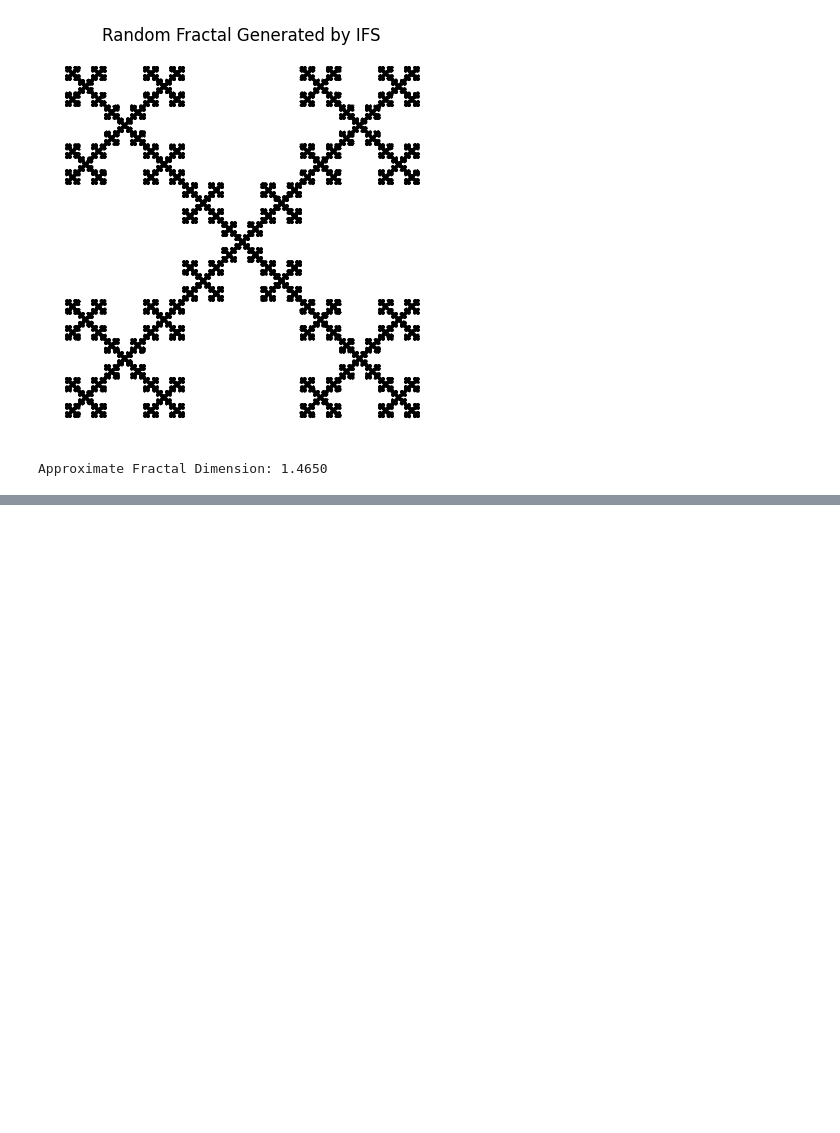
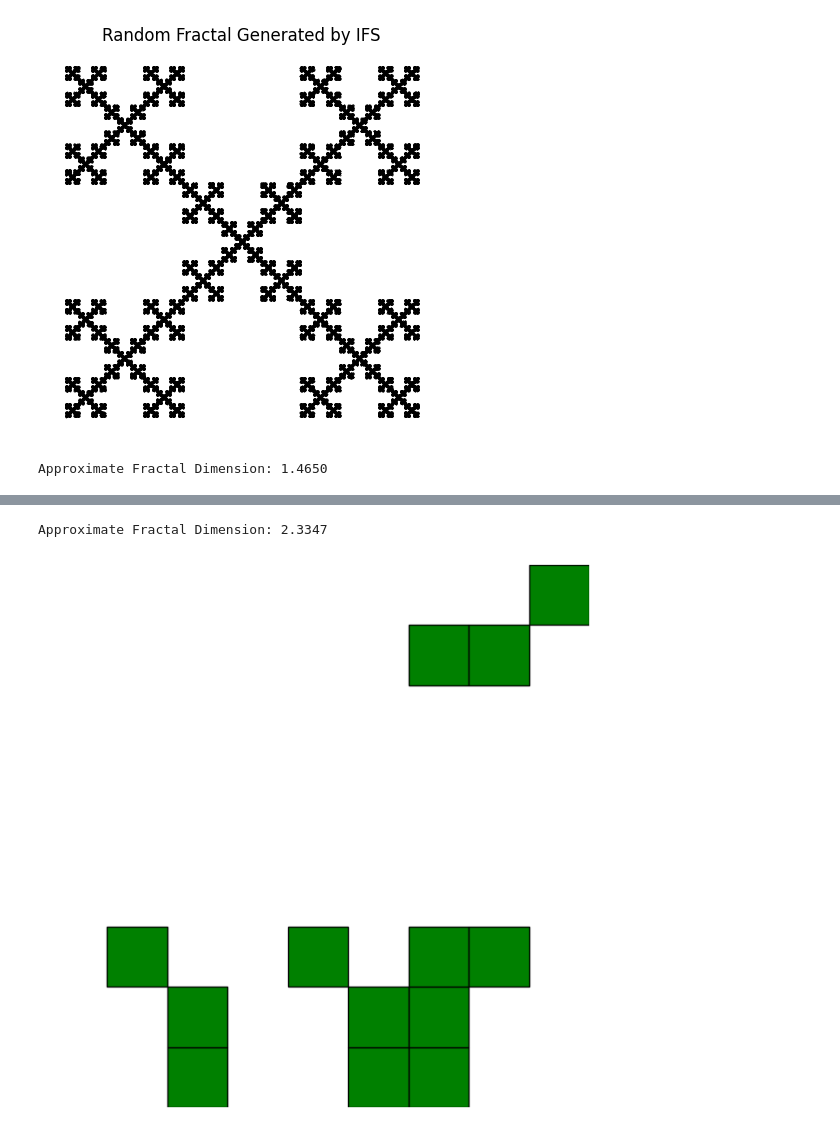
Before and after one commit to Habababa17/fraktale2, a Jupyter notebook: fraktale_2.ipynb, the cells around one changed output, grey strips where cells are left out. Saved outputs shown, nothing was run; the diff lists cells and outputs as text; code cells hidden in the pictures; blank space fills up the shorter version.

```diff
--- a/fraktale_2.ipynb
+++ b/fraktale_2.ipynb
@@ -171,0 +320,56 @@ Approximate Fractal Dimension: 1.4650
+# %%
+def sierpinski_carpet_mod_rand(x, y, side_length, n):
+    if n == 0:
+        return [(x, y, side_length)]
+
+    new_side_length = side_length / 3
+    carpets = []
+    keep_pattern = random.randint(0, 511)  # losowy wzorzec (0-511)
+
+    for dx in range(3):
+        for dy in range(3):
+            square_index = dy * 3 + dx
+            if not (keep_pattern & (1 << square_index)):
+                continue
+
+            new_x = x + dx * new_side_length
+            new_y = y + dy * new_side_length
+            carpets.extend(sierpinski_carpet_mod_rand(new_x, new_y, new_side_length, n-1))
+
+    return carpets
+
+def sierpinski_carpet_mod_to_ifd(carpets):
+    """
+    Konwertuje listę wygenerowanych kwadratów na transformacje IFS.
+    """
+    transformations = []
+
+    for x, y, _ in carpets:
+        scale = 1 / 3
+        tx = x
+        ty = y
+        transformations.append([scale, 0, 0, scale, tx, ty])
+
+    return transformations
+
+def show_results(carpets, n):
+    transformations = sierpinski_carpet_mod_to_ifd(carpets)
+
+    scaling_factors = calculate_scaling_factors(transformations)
+    dimension = similarity_dimension(scaling_factors)
+    print(f"Approximate Fractal Dimension: {dimension:.4f}")
+
+    fig, ax = plt.subplots(figsize=(8, 8))
+    for x, y, side_length in carpets:
+        square = plt.Rectangle((x, y), side_length, side_length, edgecolor='black', facecolor='green')
+        ax.add_patch(square)
+
+    ax.set_aspect('equal')
+    ax.axis('off')
+    plt.show()
+
+carpets = sierpinski_carpet_mod_rand(0, 0, 1, 2)
+show_results(carpets, 4)
+# %% [output]
+Approximate Fractal Dimension: 2.3347
+[figure, added]
```
Also changed, not shown: parts of 9 cells of this notebook.
